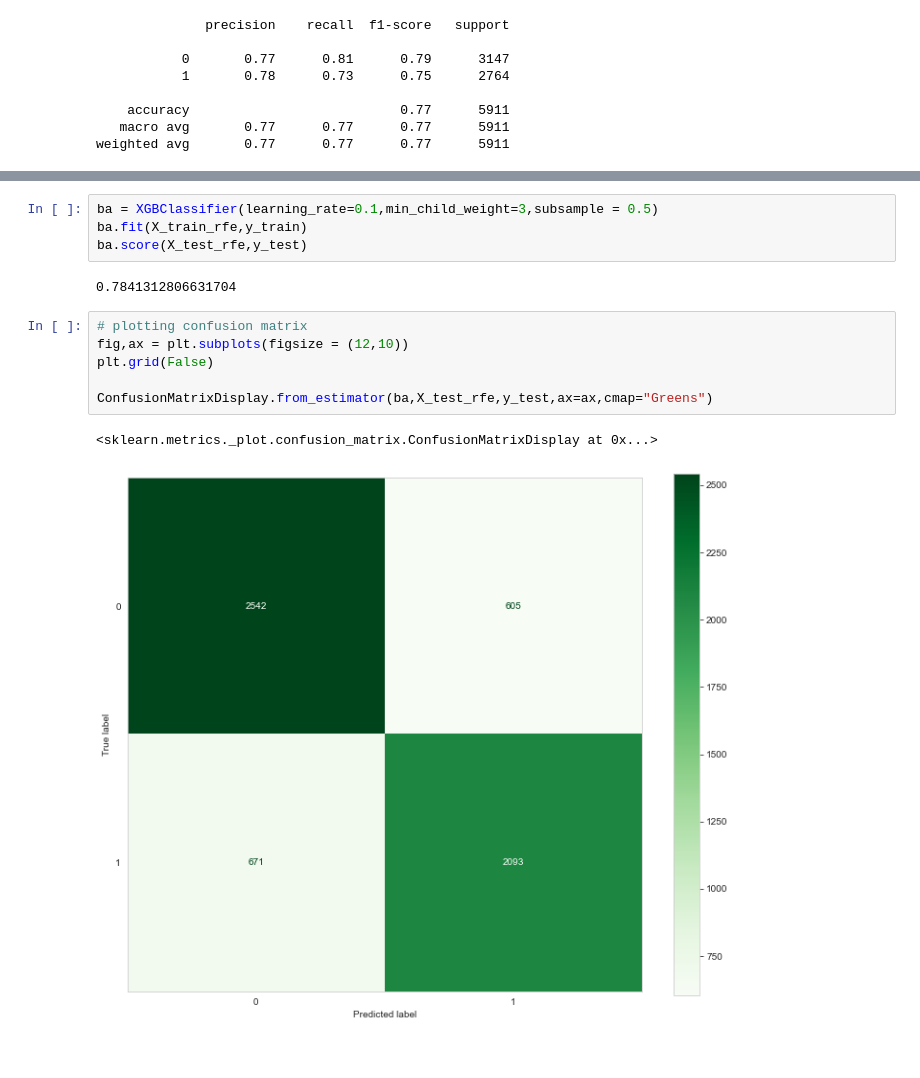
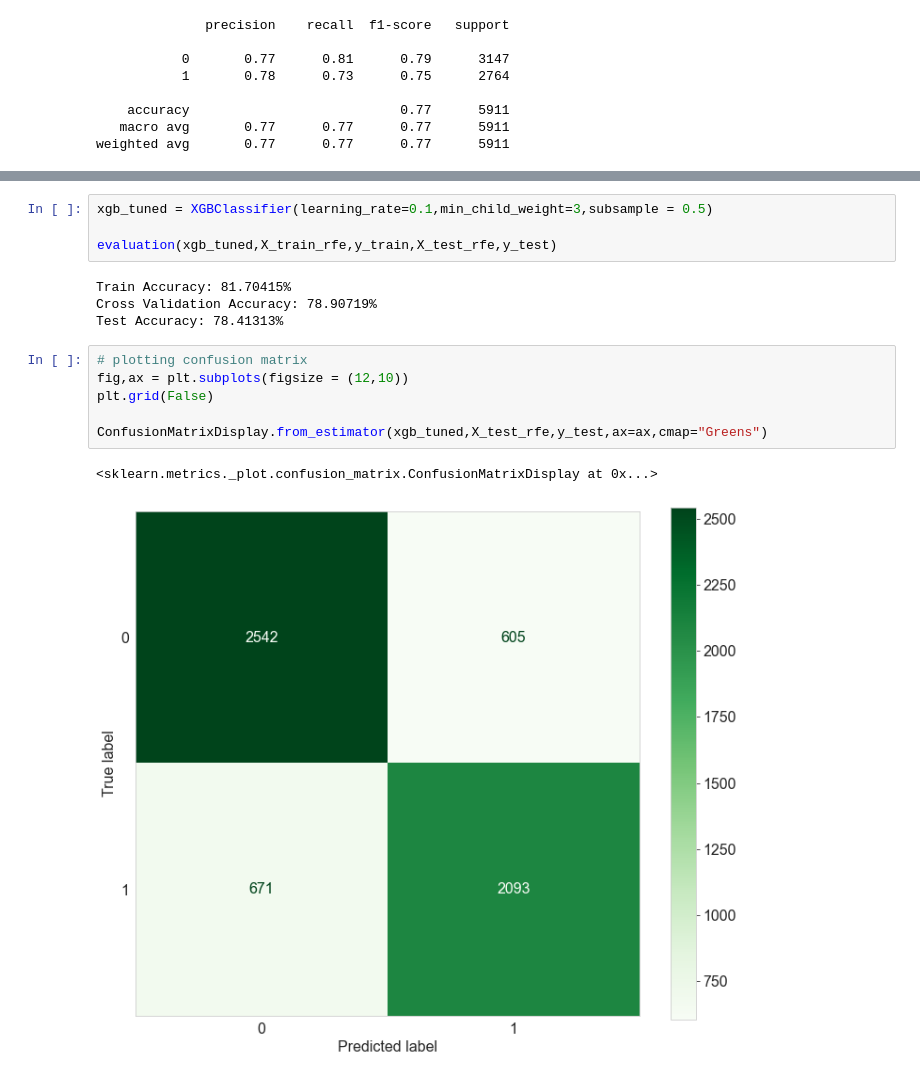
Before and after one commit to ngili/Predicting-H1N1-and-Seasonal-Flu-Vaccinations, a Jupyter notebook: analysis.ipynb, the cells around one changed output, grey strips where cells are left out. Saved outputs shown, nothing was run; the diff lists cells and outputs as text.

```diff
--- a/analysis.ipynb
+++ b/analysis.ipynb
@@ -858,15 +867,17 @@ Validation accuracy: 77.31%
 # %%
-ba = XGBClassifier(learning_rate=0.1,min_child_weight=3,subsample = 0.5)
-ba.fit(X_train_rfe,y_train)
-ba.score(X_test_rfe,y_test)
+xgb_tuned = XGBClassifier(learning_rate=0.1,min_child_weight=3,subsample = 0.5)
+
+evaluation(xgb_tuned,X_train_rfe,y_train,X_test_rfe,y_test)
 # %% [output]
-0.7841312806631704
+Train Accuracy: 81.70415%
+Cross Validation Accuracy: 78.90719%
+Test Accuracy: 78.41313%
 # %%
 # plotting confusion matrix
 fig,ax = plt.subplots(figsize = (12,10))
 plt.grid(False)
 
-ConfusionMatrixDisplay.from_estimator(ba,X_test_rfe,y_test,ax=ax,cmap="Greens")
+ConfusionMatrixDisplay.from_estimator(xgb_tuned,X_test_rfe,y_test,ax=ax,cmap="Greens")
 # %% [output]
 <sklearn.metrics._plot.confusion_matrix.ConfusionMatrixDisplay at 0x...>
-[figure, old version]
+[figure, new version]
```
Also changed, not shown: parts of 49 cells of this notebook.
